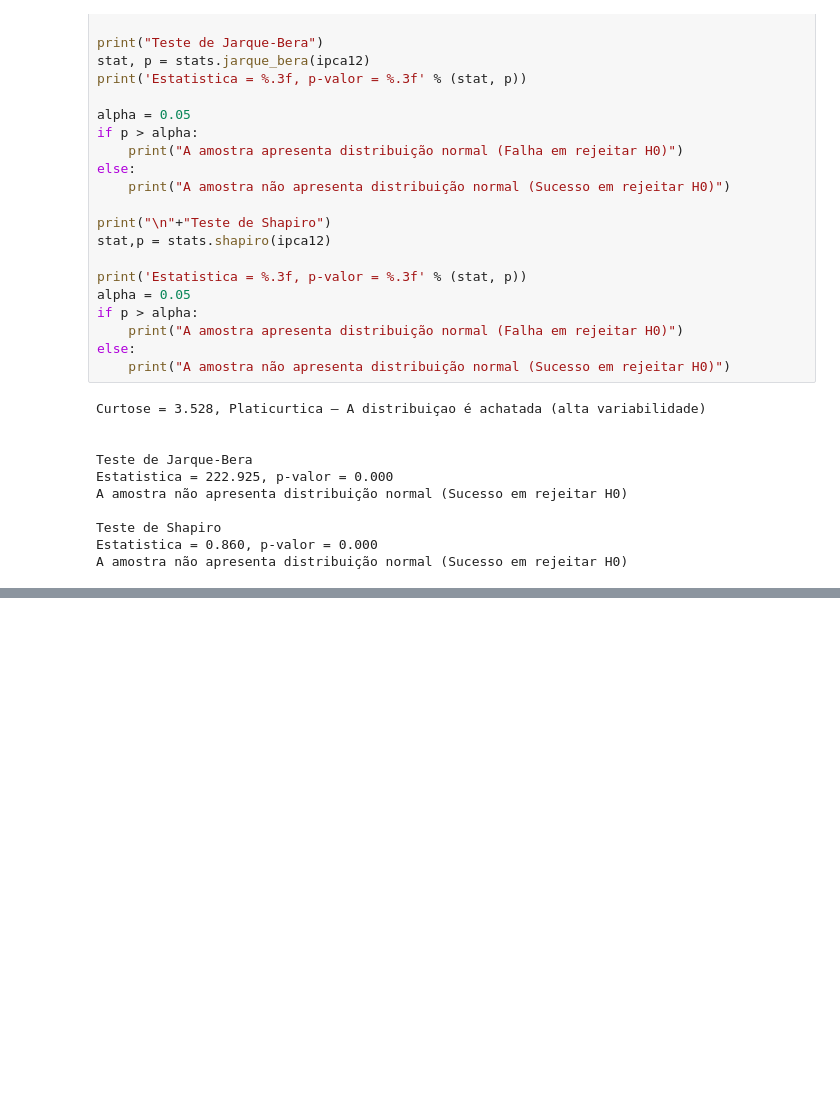
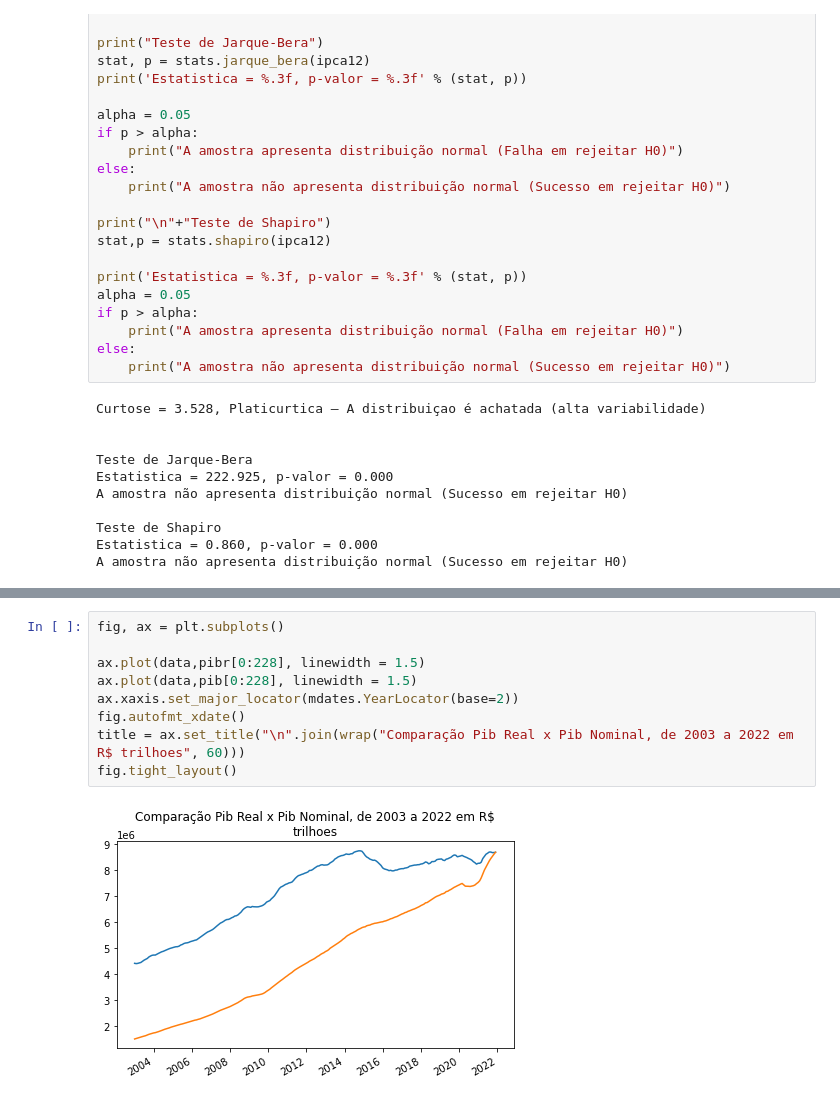
Before and after one commit to rehpires/EconometriaUFPB-2022, a Jupyter notebook: Atividade 2.ipynb, the cells around one changed output, grey strips where cells are left out. Saved outputs shown, nothing was run; the diff lists cells and outputs as text; blank space fills up the shorter version.

```diff
--- a/Atividade 2.ipynb
+++ b/Atividade 2.ipynb
@@ -326,0 +363,11 @@ df["Deflator"] = deflat
+# %%
+fig, ax = plt.subplots()
+
+ax.plot(data,pibr[0:228], linewidth = 1.5)
+ax.plot(data,pib[0:228], linewidth = 1.5)
+ax.xaxis.set_major_locator(mdates.YearLocator(base=2))
+fig.autofmt_xdate()
+title = ax.set_title("\n".join(wrap("Comparação Pib Real x Pib Nominal, de 2003 a 2022 em R$ trilhoes", 60)))
+fig.tight_layout()
+# %% [output]
+[figure, added]
```
Also changed, not shown: parts of 12 cells of this notebook, 2 other files.
